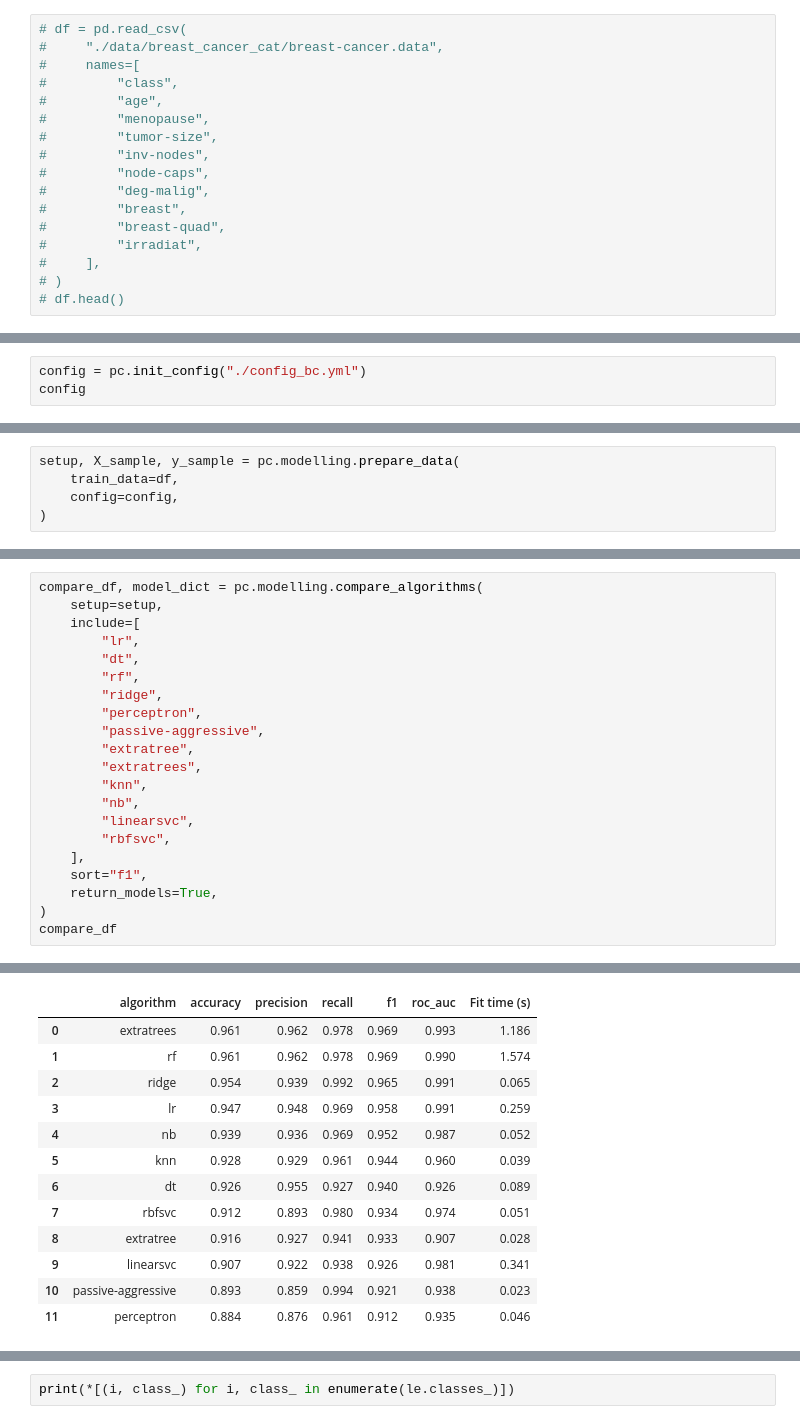
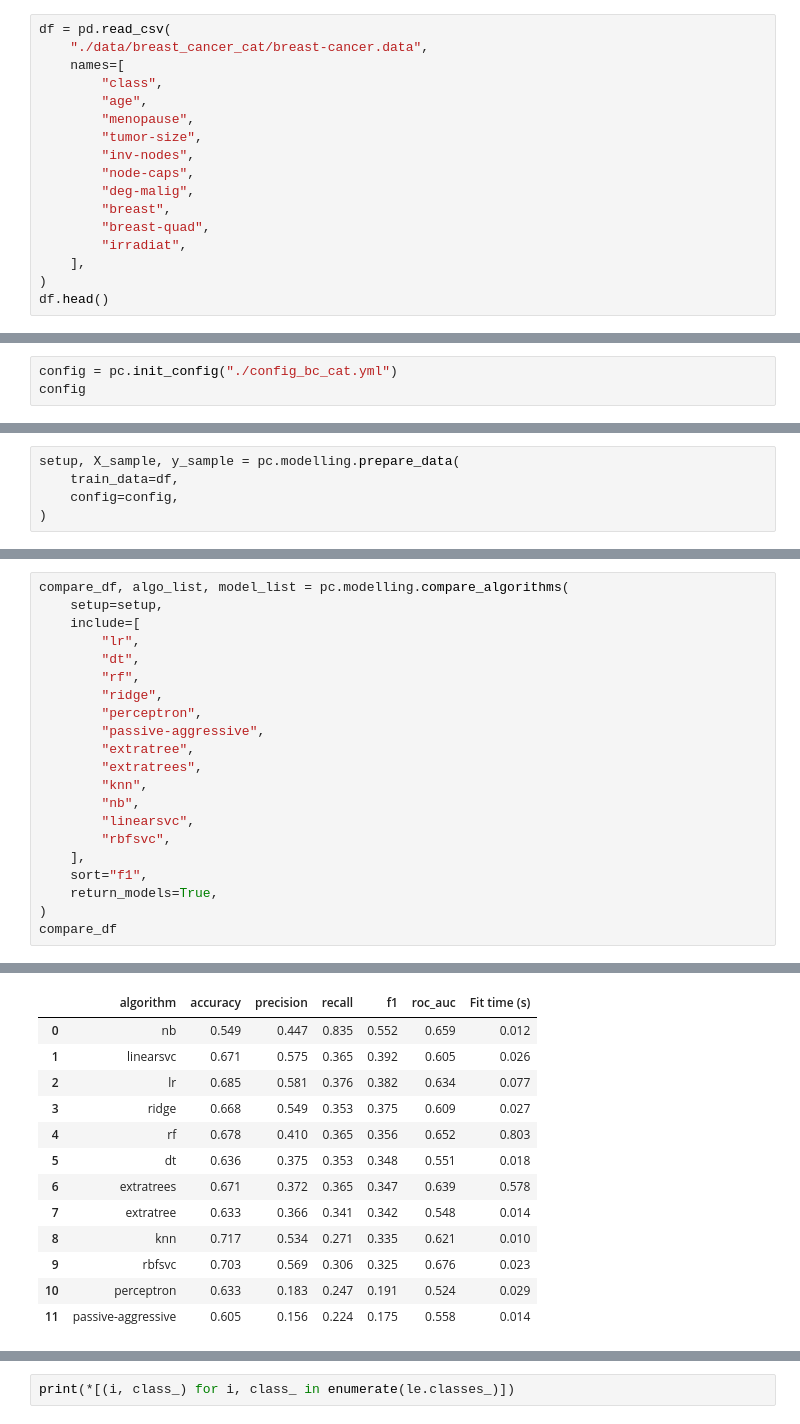
Before and after one commit to George713/pytelligence, a Jupyter notebook: main.ipynb, the cells around one changed output, grey strips where cells are left out. Cells and saved outputs as stored; diff of their text form.

```diff
--- a/main.ipynb
+++ b/main.ipynb
@@ -30,17 +20,17 @@ df.head()
 # %%
-# df = pd.read_csv(
-#     "./data/breast_cancer_cat/breast-cancer.data",
-#     names=[
-#         "class",
-#         "age",
-#         "menopause",
-#         "tumor-size",
-#         "inv-nodes",
-#         "node-caps",
-#         "deg-malig",
-#         "breast",
-#         "breast-quad",
-#         "irradiat",
-#     ],
-# )
-# df.head()
+df = pd.read_csv(
+    "./data/breast_cancer_cat/breast-cancer.data",
+    names=[
+        "class",
+        "age",
+        "menopause",
+        "tumor-size",
+        "inv-nodes",
+        "node-caps",
+        "deg-malig",
+        "breast",
+        "breast-quad",
+        "irradiat",
+    ],
+)
+df.head()
@@ -66,6 +55,6 @@ Index(['mean radius', 'mean texture', 'mean perimeter', 'mean area',
       dtype='object')
 # %%
-config = pc.init_config("./config_bc.yml")
+config = pc.init_config("./config_bc_cat.yml")
 config
 # %% [output]
 {'modelling': {'target_clf': 'class',
@@ -102,5 +84,5 @@ X_sample
 # %%
-compare_df, model_dict = pc.modelling.compare_algorithms(
+compare_df, algo_list, model_list = pc.modelling.compare_algorithms(
     setup=setup,
     include=[
         "lr",
@@ -141,13 +106,13 @@ Please also refer to the documentation for alternative solver options:
 |  | algorithm | accuracy | precision | recall | f1 | roc_auc | Fit time (s) |
-| 0 | extratrees | 0.961 | 0.962 | 0.978 | 0.969 | 0.993 | 1.186 |
-| 1 | rf | 0.961 | 0.962 | 0.978 | 0.969 | 0.990 | 1.574 |
-| 2 | ridge | 0.954 | 0.939 | 0.992 | 0.965 | 0.991 | 0.065 |
-| 3 | lr | 0.947 | 0.948 | 0.969 | 0.958 | 0.991 | 0.259 |
-| 4 | nb | 0.939 | 0.936 | 0.969 | 0.952 | 0.987 | 0.052 |
-| 5 | knn | 0.928 | 0.929 | 0.961 | 0.944 | 0.960 | 0.039 |
-| 6 | dt | 0.926 | 0.955 | 0.927 | 0.940 | 0.926 | 0.089 |
-| 7 | rbfsvc | 0.912 | 0.893 | 0.980 | 0.934 | 0.974 | 0.051 |
-| 8 | extratree | 0.916 | 0.927 | 0.941 | 0.933 | 0.907 | 0.028 |
-| 9 | linearsvc | 0.907 | 0.922 | 0.938 | 0.926 | 0.981 | 0.341 |
-| 10 | passive-aggressive | 0.893 | 0.859 | 0.994 | 0.921 | 0.938 | 0.023 |
-| 11 | perceptron | 0.884 | 0.876 | 0.961 | 0.912 | 0.935 | 0.046 |
+| 0 | nb | 0.549 | 0.447 | 0.835 | 0.552 | 0.659 | 0.012 |
+| 1 | linearsvc | 0.671 | 0.575 | 0.365 | 0.392 | 0.605 | 0.026 |
+| 2 | lr | 0.685 | 0.581 | 0.376 | 0.382 | 0.634 | 0.077 |
+| 3 | ridge | 0.668 | 0.549 | 0.353 | 0.375 | 0.609 | 0.027 |
+| 4 | rf | 0.678 | 0.410 | 0.365 | 0.356 | 0.652 | 0.803 |
+| 5 | dt | 0.636 | 0.375 | 0.353 | 0.348 | 0.551 | 0.018 |
+| 6 | extratrees | 0.671 | 0.372 | 0.365 | 0.347 | 0.639 | 0.578 |
+| 7 | extratree | 0.633 | 0.366 | 0.341 | 0.342 | 0.548 | 0.014 |
+| 8 | knn | 0.717 | 0.534 | 0.271 | 0.335 | 0.621 | 0.010 |
+| 9 | rbfsvc | 0.703 | 0.569 | 0.306 | 0.325 | 0.676 | 0.023 |
+| 10 | perceptron | 0.633 | 0.183 | 0.247 | 0.191 | 0.524 | 0.029 |
+| 11 | passive-aggressive | 0.605 | 0.156 | 0.224 | 0.175 | 0.558 | 0.014 |
```
Also changed, not shown: parts of 22 cells of this notebook, 17 other files.
